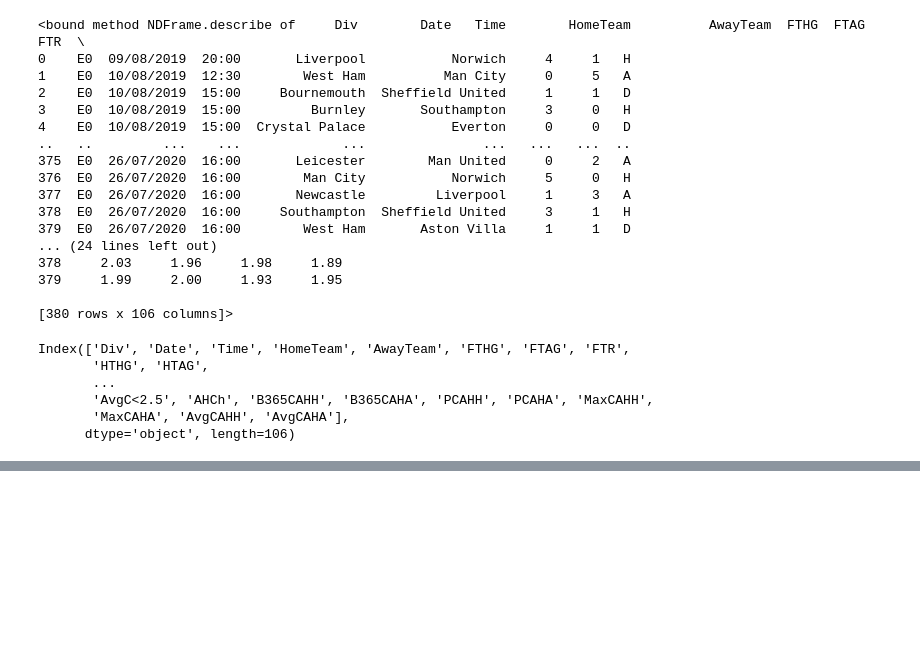
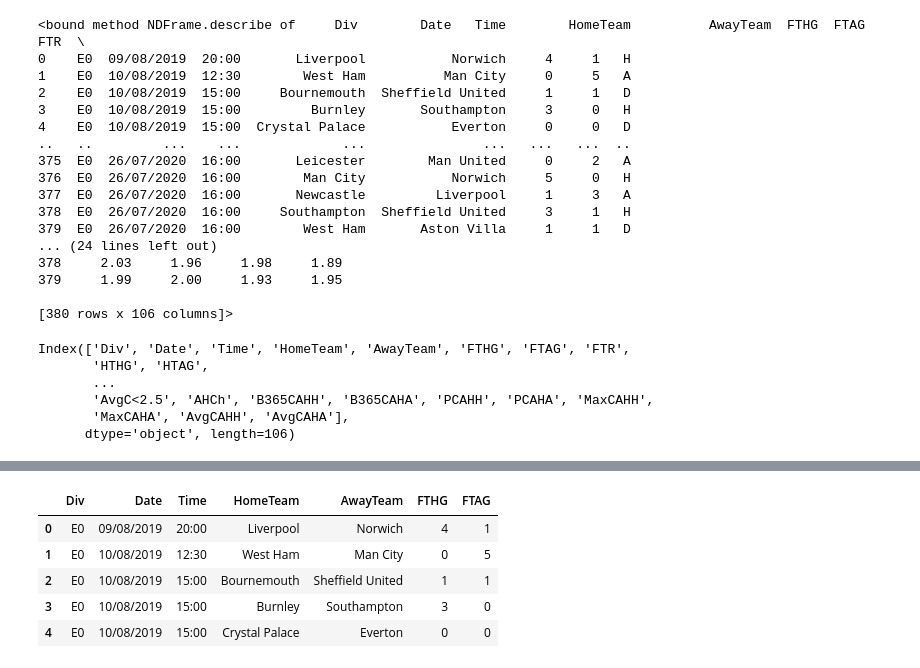
Before and after one commit to odetara/GoalBet-ETL-Superstars, a Jupyter notebook: test.ipynb, the cells around one changed output, grey strips where cells are left out. Saved outputs shown, nothing was run; the diff lists cells and outputs as text; code cells hidden in the pictures; blank space fills up the shorter version.

```diff
--- a/test.ipynb
+++ b/test.ipynb
@@ -103,0 +111,3 @@ staging_dir = "./staging_dir/raw_data"
+# %%
+E0_df = pd.read_csv(r'C:\Users\ADMIN\Desktop\Yanki_Ecommerce_Case_Study\GoalBet-ETL-Superstars\staging_dir\raw_data\E0.csv')
+E0_df.head()
@@ -103,0 +122,11 @@ staging_dir = "./staging_dir/raw_data"
+# %%
+E0_extracted = E0_df[['Div', 'Date', 'Time', 'HomeTeam', 'AwayTeam' , 'FTHG', 'FTAG']]
+# %%
+E0_extracted.head()
+# %% [output]
+|  | Div | Date | Time | HomeTeam | AwayTeam | FTHG | FTAG |
+| 0 | E0 | 09/08/2019 | 20:00 | Liverpool | Norwich | 4 | 1 |
+| 1 | E0 | 10/08/2019 | 12:30 | West Ham | Man City | 0 | 5 |
+| 2 | E0 | 10/08/2019 | 15:00 | Bournemouth | Sheffield United | 1 | 1 |
+| 3 | E0 | 10/08/2019 | 15:00 | Burnley | Southampton | 3 | 0 |
+| 4 | E0 | 10/08/2019 | 15:00 | Crystal Palace | Everton | 0 | 0 |
```
Also changed, not shown: parts of 22 cells of this notebook, 9 other files.
